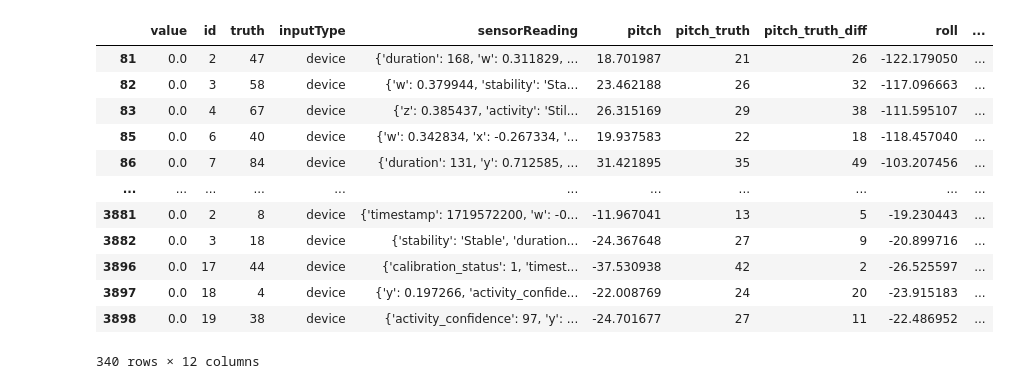
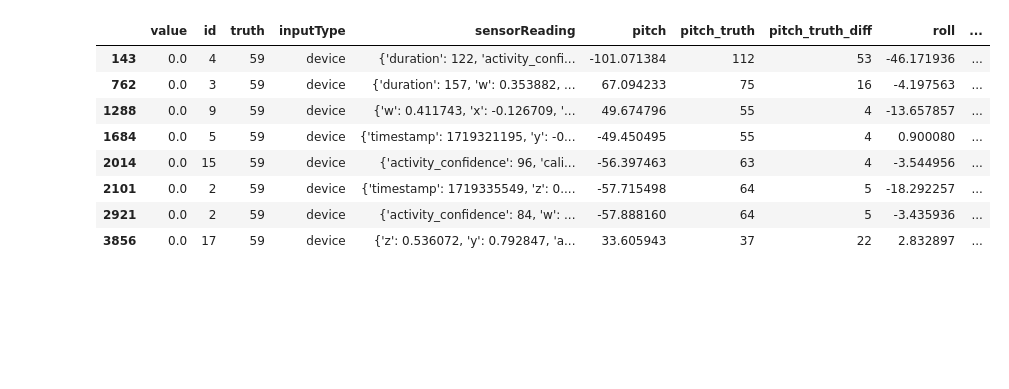
Before and after one commit to johalexander/subjective-self-tracking, a Jupyter notebook: prototype/code/visualisations/visualisations_app.ipynb, the cells around one changed output. Cells and saved outputs as stored; diff of their text form; code cells hidden in the pictures; blank space fills up the shorter version.

```diff
--- a/prototype/code/visualisations/visualisations_app.ipynb
+++ b/prototype/code/visualisations/visualisations_app.ipynb
@@ -159,16 +256,12 @@ df[(df["experiment_type"] == "gesture_roll_number") & (df["truth"] == 100)]
 # %%
-df[(df["experiment_type"] == "gesture_roll_number") & (df["roll_truth_diff"] < 30)]
+df[(df["experiment_type"] == "gesture_pitch_number") & (df["truth"] == 59)]
 # %% [output]
 |  | value | id | truth | inputType | sensorReading | pitch | pitch_truth | pitch_truth_diff | roll | ... |
-| 81 | 0.0 | 2 | 47 | device | {'duration': 168, 'w': 0.311829, ... | 18.701987 | 21 | 26 | -122.179050 | ... |
-| 82 | 0.0 | 3 | 58 | device | {'w': 0.379944, 'stability': 'Sta... | 23.462188 | 26 | 32 | -117.096663 | ... |
-| 83 | 0.0 | 4 | 67 | device | {'z': 0.385437, 'activity': 'Stil... | 26.315169 | 29 | 38 | -111.595107 | ... |
-| 85 | 0.0 | 6 | 40 | device | {'w': 0.342834, 'x': -0.267334, '... | 19.937583 | 22 | 18 | -118.457040 | ... |
-| 86 | 0.0 | 7 | 84 | device | {'duration': 131, 'y': 0.712585, ... | 31.421895 | 35 | 49 | -103.207456 | ... |
-| ... | ... | ... | ... | ... | ... | ... | ... | ... | ... | ... |
-| 3881 | 0.0 | 2 | 8 | device | {'timestamp': 1719572200, 'w': -0... | -11.967041 | 13 | 5 | -19.230443 | ... |
-| 3882 | 0.0 | 3 | 18 | device | {'stability': 'Stable', 'duration... | -24.367648 | 27 | 9 | -20.899716 | ... |
-| 3896 | 0.0 | 17 | 44 | device | {'calibration_status': 1, 'timest... | -37.530938 | 42 | 2 | -26.525597 | ... |
-| 3897 | 0.0 | 18 | 4 | device | {'y': 0.197266, 'activity_confide... | -22.008769 | 24 | 20 | -23.915183 | ... |
-| 3898 | 0.0 | 19 | 38 | device | {'activity_confidence': 97, 'y': ... | -24.701677 | 27 | 11 | -22.486952 | ... |
+| 143 | 0.0 | 4 | 59 | device | {'duration': 122, 'activity_confi... | -101.071384 | 112 | 53 | -46.171936 | ... |
+| 762 | 0.0 | 3 | 59 | device | {'duration': 157, 'w': 0.353882, ... | 67.094233 | 75 | 16 | -4.197563 | ... |
+| 1288 | 0.0 | 9 | 59 | device | {'w': 0.411743, 'x': -0.126709, '... | 49.674796 | 55 | 4 | -13.657857 | ... |
+| 1684 | 0.0 | 5 | 59 | device | {'timestamp': 1719321195, 'y': -0... | -49.450495 | 55 | 4 | 0.900080 | ... |
+| 2014 | 0.0 | 15 | 59 | device | {'activity_confidence': 96, 'cali... | -56.397463 | 63 | 4 | -3.544956 | ... |
+| 2101 | 0.0 | 2 | 59 | device | {'timestamp': 1719335549, 'z': 0.... | -57.715498 | 64 | 5 | -18.292257 | ... |
+| 2921 | 0.0 | 2 | 59 | device | {'activity_confidence': 84, 'w': ... | -57.888160 | 64 | 5 | -3.435936 | ... |
+| 3856 | 0.0 | 17 | 59 | device | {'z': 0.536072, 'y': 0.792847, 'a... | 33.605943 | 37 | 22 | 2.832897 | ... |
-340 rows × 12 columns
```
Also changed, not shown: parts of 5 cells of this notebook, 9 other files.
